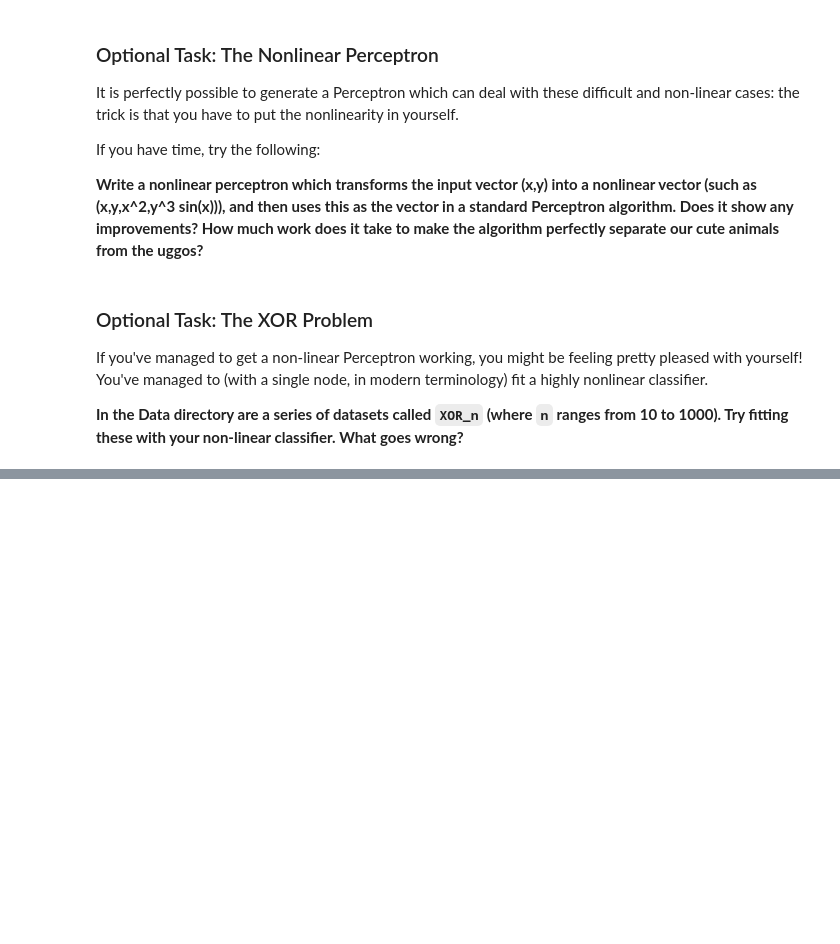
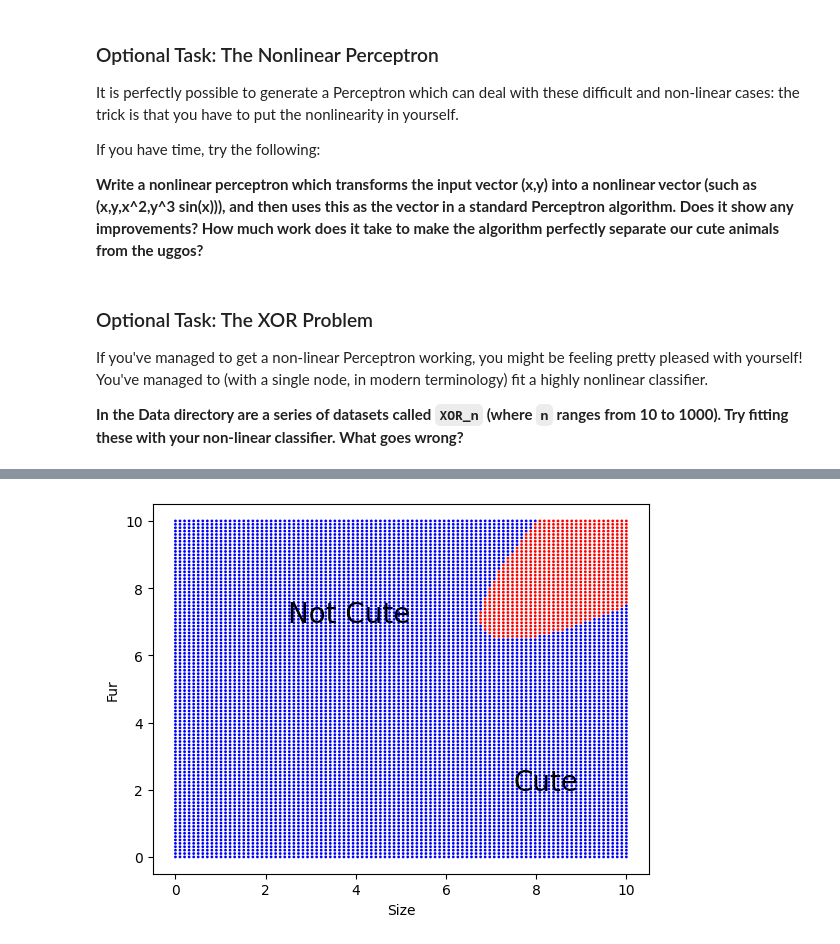
Before and after one commit to wtsi-hpag/xAIWorkshop, a Jupyter notebook: Code/notebook_solved.ipynb, the cells around one changed output, grey strips where cells are left out. Drawn from its saved outputs; the diff is of its cells as text; code cells hidden in the pictures; blank space fills up the shorter version.

Commit message:
UPdated notebook with sigmoid nodes

```diff
--- a/Code/notebook_solved.ipynb
+++ b/Code/notebook_solved.ipynb
@@ -432,0 +474,35 @@ print(s)
+# %%
+np.random.seed(5)
+network = Network(2,1)
+network.AddLayer(Layer(5,SigmoidNode))
+network.AddLayer(Layer(3))
+network.AddLayer(Layer(1))
+network.Initialise()
+
+s=network.Predict([5,3])
+cols = ['red','blue']
+x = np.linspace(0,10,100)
+y = np.linspace(0,10,100)
+
+N = len(x)*len(y)
+xs = np.zeros((N,))
+ys = np.zeros((N,))
+zs = ['']*N
+s= 0
+z = np.zeros((len(y),len(x)))
+for i,xp in enumerate(x):
+	for j,yp in enumerate(y):
+		l = network.Predict(np.array([xp,yp]))
+		xs[s] = xp
+		ys[s] = yp
+		zs[s] = cols[int(l)]
+		s+=1
+
+pt.scatter(xs,ys,1,zs)
+pt.annotate("Not Cute",[2.5,7],size=20)
+pt.annotate("Cute",[7.5,2],size=20)
+pt.xlabel("Size")
+pt.ylabel("Fur")
+pt.show()
+# %% [output]
+[figure, added]
```
Also changed, not shown: parts of 4 cells of this notebook, 2 other files.
